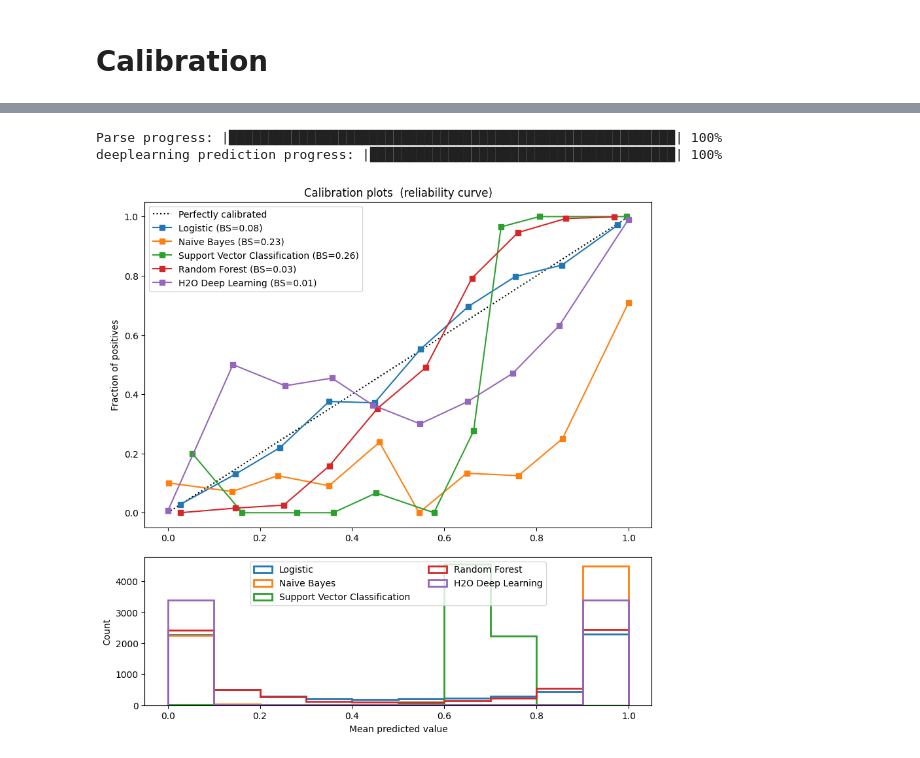
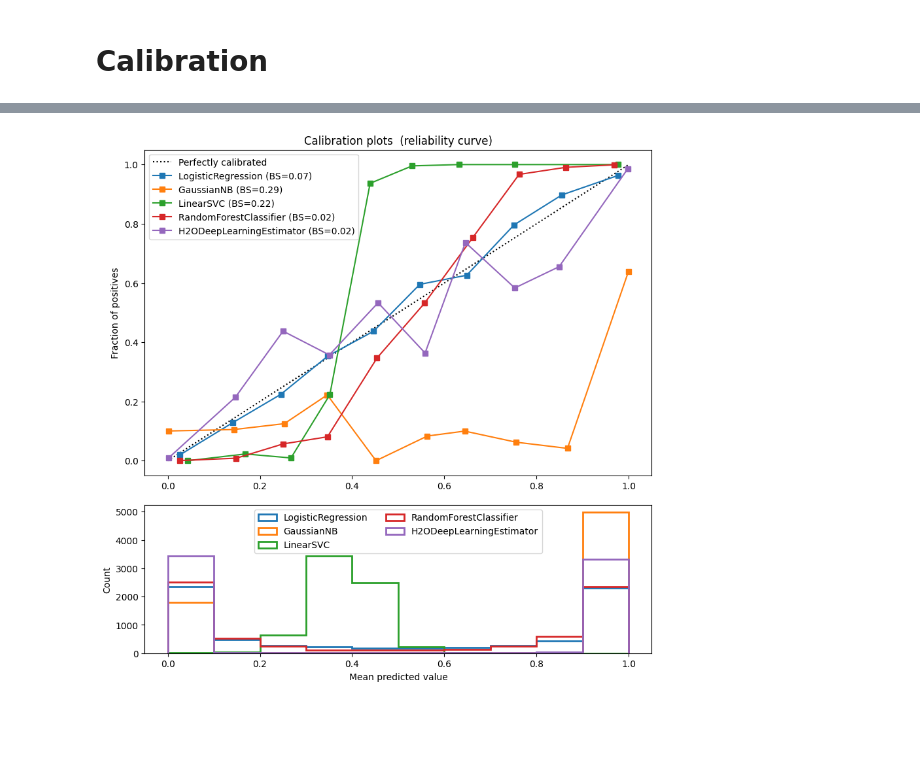
Before and after one commit to wblachowski/models-calibration, a Jupyter notebook: NineOrNein.ipynb, the cells around one changed output, grey strips where cells are left out. Cells and saved outputs as stored; diff of their text form; code cells hidden in the pictures; blank space fills up the shorter version.

```diff
--- a/NineOrNein.ipynb
+++ b/NineOrNein.ipynb
@@ -193,26 +156,12 @@ Valid accuracy: 98.36%
 # %%
 lr = LogisticRegression()
 gnb = GaussianNB()
-svc = LinearSVC(C=1.0)
+svc = LinearSVC()
 rfc = RandomForestClassifier()
+dl = H2ODeepLearningEstimator()
 
-for clf, name in [(lr, 'Logistic'),
-                  (gnb, 'Naive Bayes'),
-                  (svc, 'Support Vector Classification'),
-                  (rfc, 'Random Forest')]:
-    clf.fit(X_train, y_train)
-    print(f'{name}, score: {clf.score(X_test, y_test)}')
-
-plt.figure(figsize=(10, 10))
-ax1 = plt.subplot2grid((3, 1), (0, 0), rowspan=2)
-ax2 = plt.subplot2grid((3, 1), (2, 0))
-ax1.plot([0, 1], [0, 1], "k:", label="Perfectly calibrated")
-for clf, name in [(lr, 'Logistic'),
-                  (gnb, 'Naive Bayes'),
-                  (svc, 'Support Vector Classification'),
-                  (rfc, 'Random Forest'),
-                 (dl, 'H2O Deep Learning')]:
-    print(name)
+for clf in [lr, gnb, svc, rfc, dl]:
+    train_classifier(clf, X_train, y_train, X_test, y_test)
     plot_calibration(clf, X_calib, y_calib)
 # %% [output]
 STOP: TOTAL NO. of ITERATIONS REACHED LIMIT.
@@ -241,44 +184,29 @@ MLP
 # %%
 plt.figure(figsize=(10, 10))
 ax1 = plt.subplot2grid((3, 1), (0, 0), rowspan=2)
 ax2 = plt.subplot2grid((3, 1), (2, 0))
 ax1.plot([0, 1], [0, 1], "k:", label="Perfectly calibrated")
-for clf, name in [(lr, 'Logistic'),
-                  (gnb, 'Naive Bayes'),
-                  (svc, 'Support Vector Classification'),
-                  (rfc, 'Random Forest'),
-                  (dl, 'H2O Deep Learning')]:
-    if isinstance(clf, H2OEstimator):
-        df = pd.DataFrame(data = [[*data, target] for data, target in zip(X_calib,y_calib) ], columns=[*list(range(len(X_calib[0]))), 'target'])
-        h2o_frame =  h2o.H2OFrame(df)
-        h2o_frame['target'] = h2o_frame['target'].asfactor()
-        prob_pos = clf.predict(h2o_frame).as_data_frame()['p1'].tolist()
-    elif hasattr(clf, "predict_proba"):
-        prob_pos = clf.predict_proba(X_calib)[:, 1]
-    else:  # use decision function
-        prob_pos = clf.decision_function(X_calib)
-        prob_pos = \
-            (prob_pos - prob_pos.min()) / (prob_pos.max() - prob_pos.min())
+for clf in [lr, gnb, svc, rfc, dl]:
+    name = clf.__class__.__name__
+    prob_pos = predict_positive_probs(clf, X_calib)
     fraction_of_positives, mean_predicted_value = \
         calibration_curve(y_calib, prob_pos, n_bins=10)
     brier_score = brier_score_loss(y_calib, prob_pos)
 
     ax1.plot(mean_predicted_value, fraction_of_positives, "s-",
              label=f"{name} (BS={round(brier_score, 2)})")
 
     ax2.hist(prob_pos, range=(0, 1), bins=10, label=name,
              histtype="step", lw=2)
 
 ax1.set_ylabel("Fraction of positives")
 ax1.set_ylim([-0.05, 1.05])
 ax1.legend(loc="upper left")
 ax1.set_title('Calibration plots  (reliability curve)')
 
 ax2.set_xlabel("Mean predicted value")
 ax2.set_ylabel("Count")
 ax2.legend(loc="upper center", ncol=2)
 plt.show()
 # %% [output]
-Parse progress: |█████████████████████████████████████████████████████████| 100%
-deeplearning prediction progress: |███████████████████████████████████████| 100%
-[figure, old version]
+[figure, new version]
```
Also changed, not shown: parts of 7 cells of this notebook, 1 other file.
